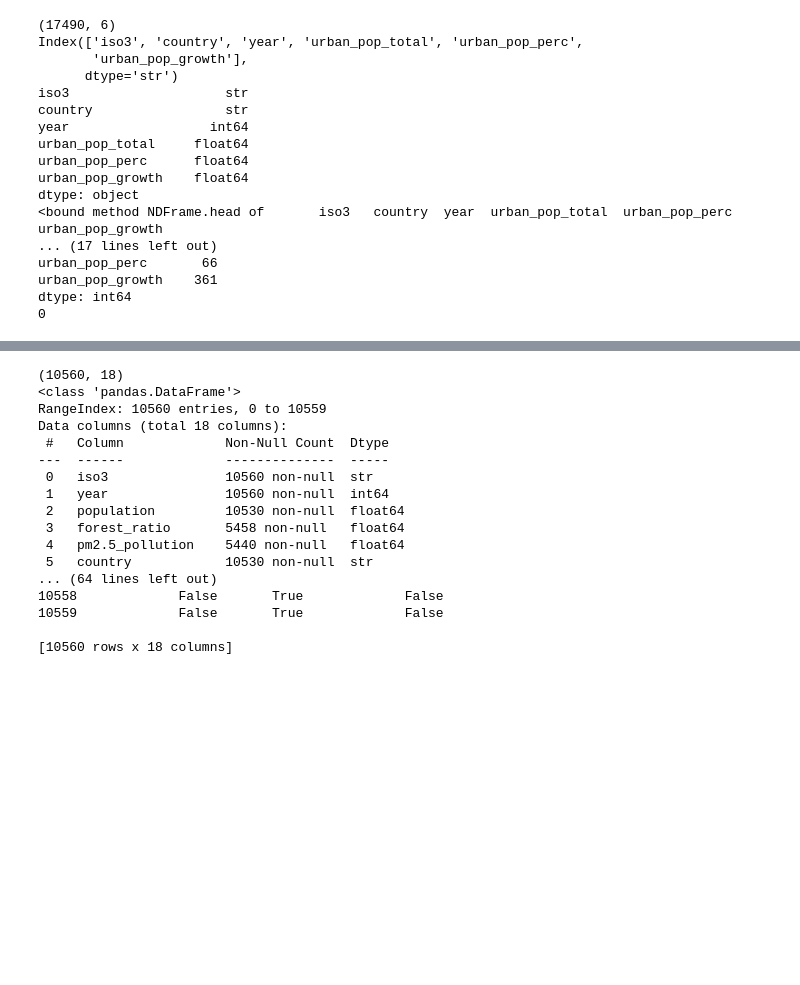
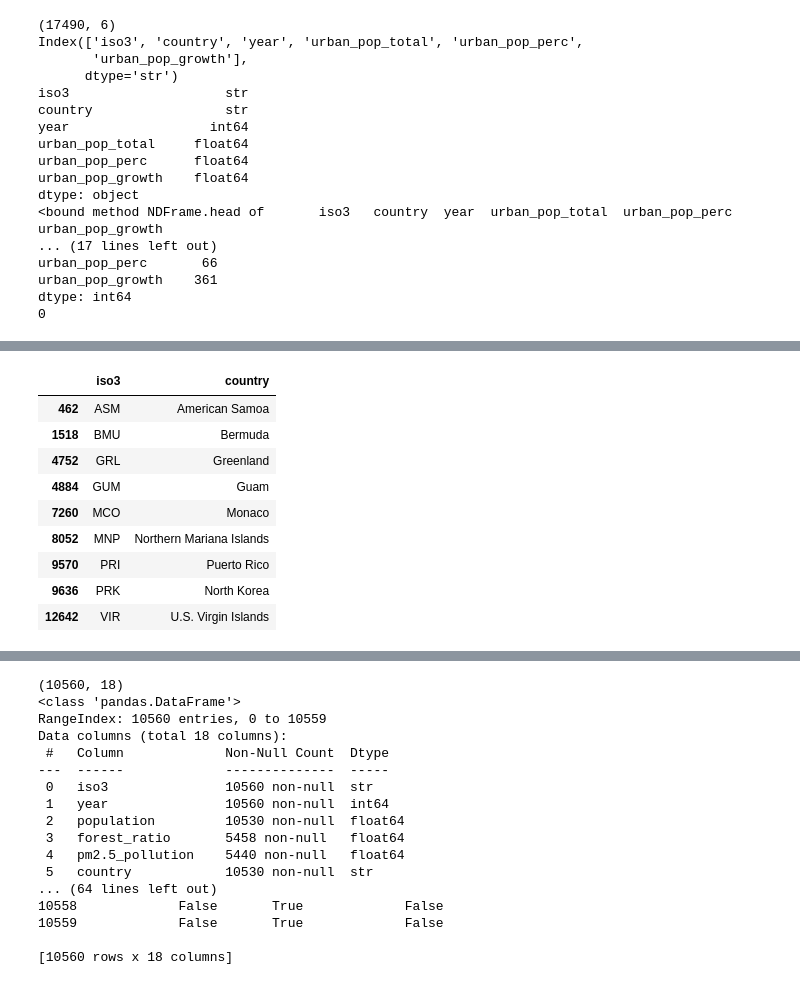
Before and after one commit to Mil4222/Final-Project, a Jupyter notebook: scripts/final_merge/final_merge.ipynb, the cells around one changed output, grey strips where cells are left out. Saved outputs shown, nothing was run; the diff lists cells and outputs as text; code cells hidden in the pictures; blank space fills up the shorter version.

```diff
--- a/scripts/final_merge/final_merge.ipynb
+++ b/scripts/final_merge/final_merge.ipynb
@@ -195,0 +293,14 @@ print(len(common_iso))
+# %%
+geo_only = set(geo["iso3"]) - set(hdi["iso3"])
+geo[geo["iso3"].isin(geo_only)][["iso3", "country"]].drop_duplicates()
+# %% [output]
+|  | iso3 | country |
+| 462 | ASM | American Samoa |
+| 1518 | BMU | Bermuda |
+| 4752 | GRL | Greenland |
+| 4884 | GUM | Guam |
+| 7260 | MCO | Monaco |
+| 8052 | MNP | Northern Mariana Islands |
+| 9570 | PRI | Puerto Rico |
+| 9636 | PRK | North Korea |
+| 12642 | VIR | U.S. Virgin Islands |
```
Also changed, not shown: parts of 8 cells of this notebook.
